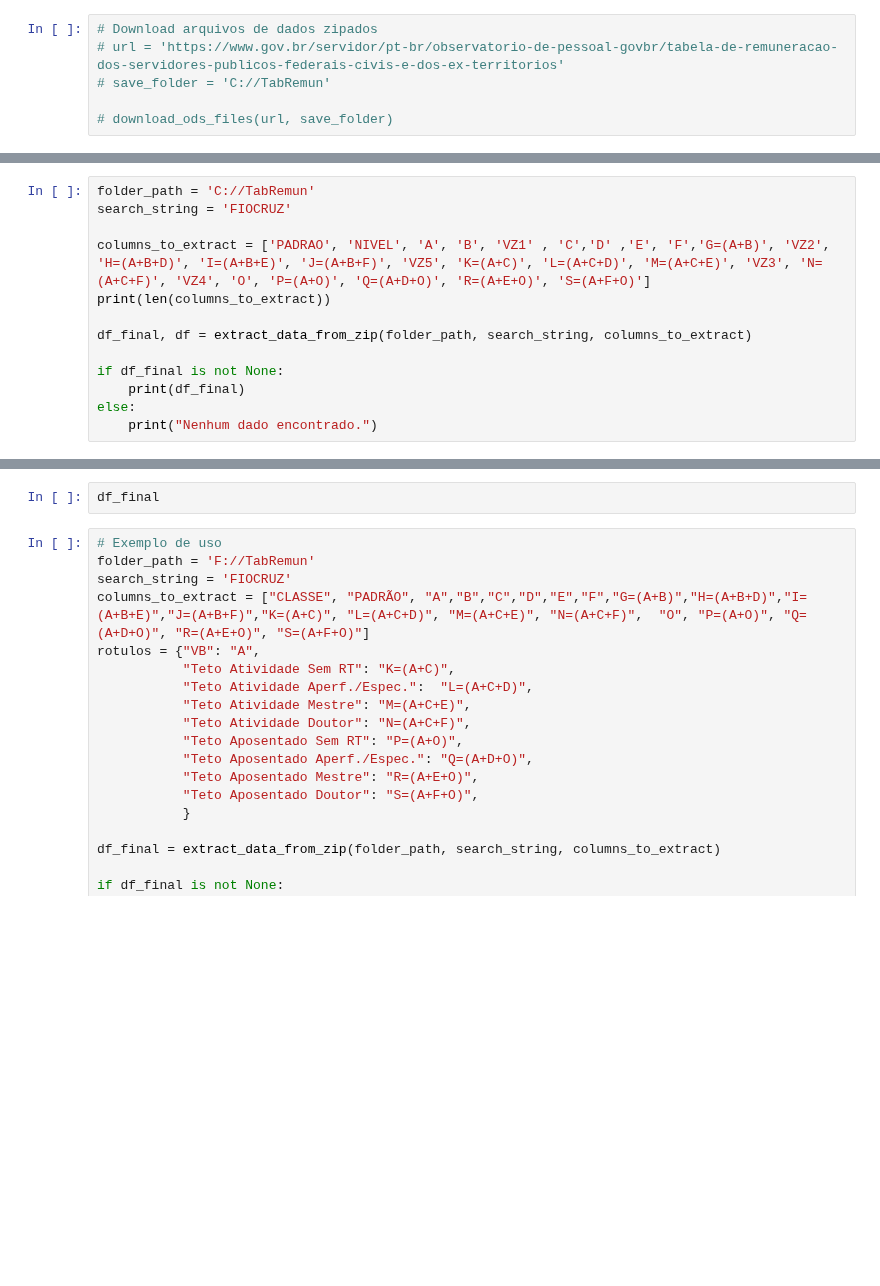
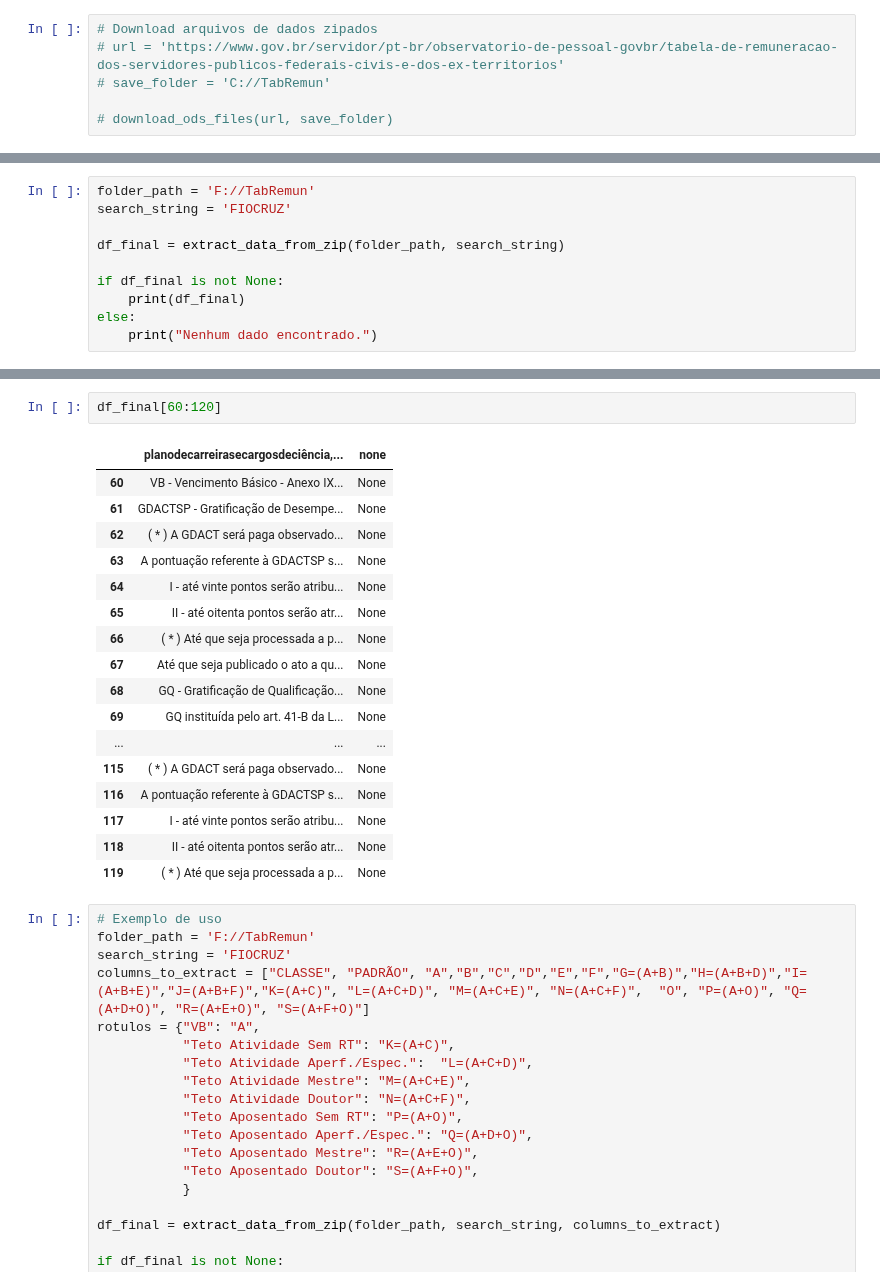
Before and after one commit to makaires77/ppgcs, a Jupyter notebook: source/domain/poder_compra.ipynb, the cells around one changed output, grey strips where cells are left out. Cells and saved outputs as stored; diff of their text form; blank space fills up the shorter version.

Commit message:
ajustar extração remuneração

```diff
--- a/source/domain/poder_compra.ipynb
+++ b/source/domain/poder_compra.ipynb
@@ -242,13 +268,0 @@ df
-# %%
-folder_path = 'C://TabRemun'
-search_string = 'FIOCRUZ'
-
-columns_to_extract = ['PADRAO', 'NIVEL', 'A', 'B', 'VZ1' , 'C','D' ,'E', 'F','G=(A+B)', 'VZ2', 'H=(A+B+D)', 'I=(A+B+E)', 'J=(A+B+F)', 'VZ5', 'K=(A+C)', 'L=(A+C+D)', 'M=(A+C+E)', 'VZ3', 'N=(A+C+F)', 'VZ4', 'O', 'P=(A+O)', 'Q=(A+D+O)', 'R=(A+E+O)', 'S=(A+F+O)']
-print(len(columns_to_extract))
-
-df_final, df = extract_data_from_zip(folder_path, search_string, columns_to_extract)
-
-if df_final is not None:
-    print(df_final)
-else:
-    print("Nenhum dado encontrado.")
@@ -273,0 +269,10 @@ TypeError: cannot unpack non-iterable NoneType object
+# %%
+folder_path = 'F://TabRemun'
+search_string = 'FIOCRUZ'
+
+df_final = extract_data_from_zip(folder_path, search_string)
+
+if df_final is not None:
+    print(df_final)
+else:
+    print("Nenhum dado encontrado.")
@@ -274,5 +454,23 @@ TypeError: cannot unpack non-iterable NoneType object
 # %%
-df_final
+df_final[60:120]
+# %% [output]
+|  | planodecarreirasecargosdeciência,... | none |
+| 60 | VB - Vencimento Básico - Anexo IX... | None |
+| 61 | GDACTSP - Gratificação de Desempe... | None |
+| 62 | ( * ) A GDACT será paga observado... | None |
+| 63 | A pontuação referente à GDACTSP s... | None |
+| 64 | I - até vinte pontos serão atribu... | None |
+| 65 | II - até oitenta pontos serão atr... | None |
+| 66 | ( * ) Até que seja processada a p... | None |
+| 67 | Até que seja publicado o ato a qu... | None |
+| 68 | GQ - Gratificação de Qualificação... | None |
+| 69 | GQ instituída pelo art. 41-B da L... | None |
+| ... | ... | ... |
+| 115 | ( * ) A GDACT será paga observado... | None |
+| 116 | A pontuação referente à GDACTSP s... | None |
+| 117 | I - até vinte pontos serão atribu... | None |
+| 118 | II - até oitenta pontos serão atr... | None |
+| 119 | ( * ) Até que seja processada a p... | None |
 # %%
 # Exemplo de uso
 folder_path = 'F://TabRemun'
```
Also changed, not shown: parts of 7 cells of this notebook.
